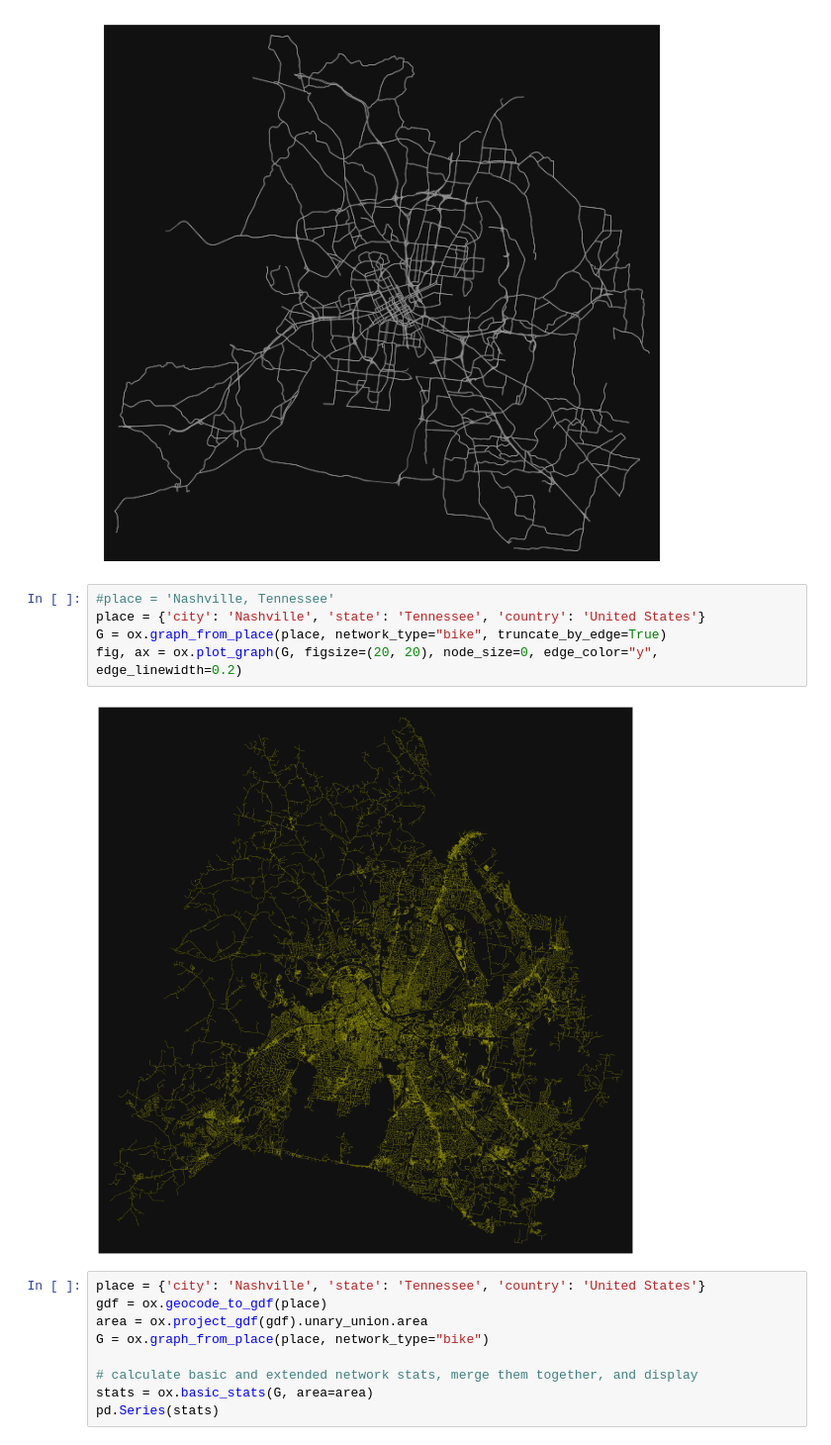
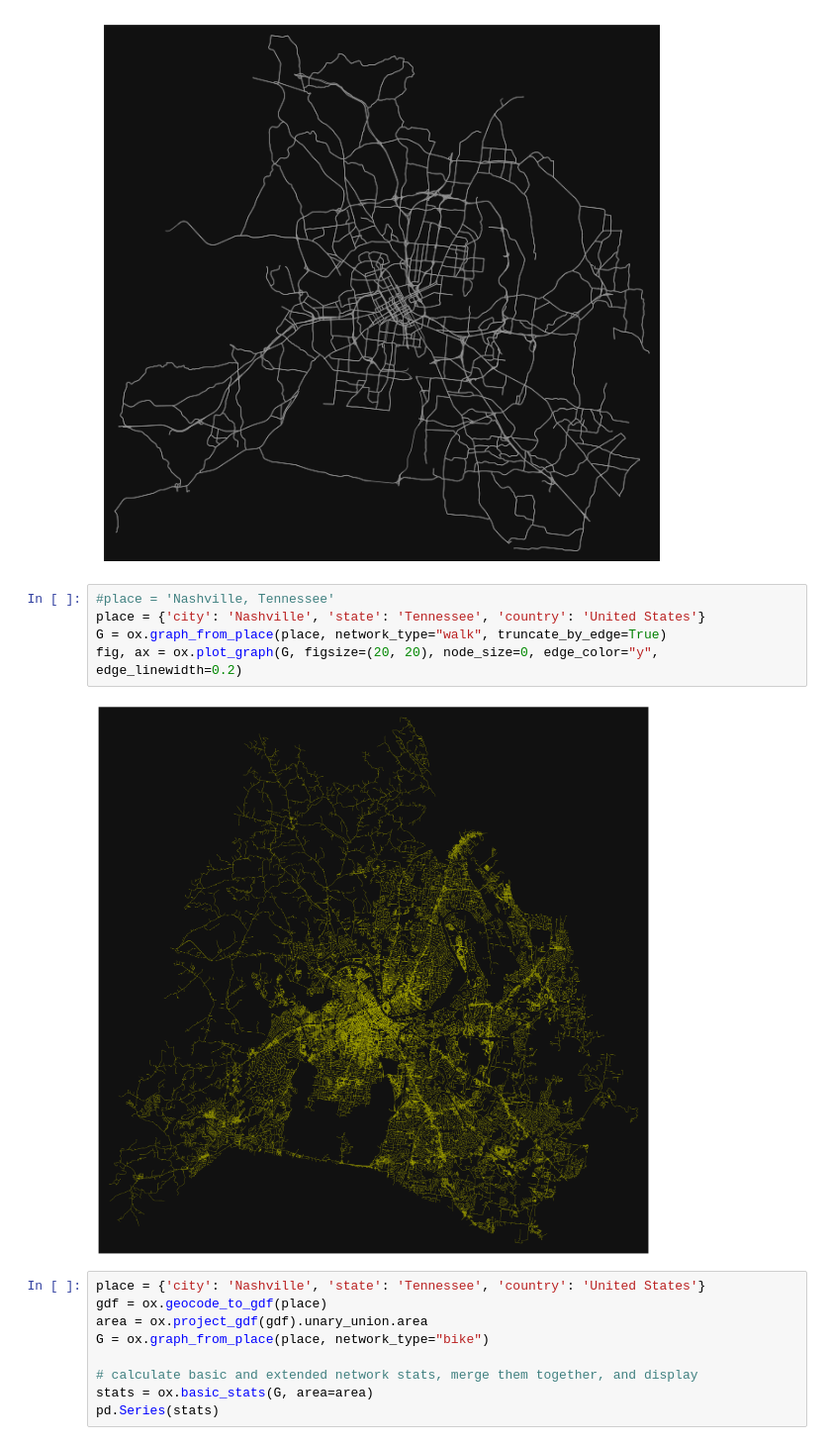
Before and after one commit to Greater-Nashville-Regional-Council/Regional-Planning, a Jupyter notebook: Coordinated Human Services Open Street Maps Analysis/notebooks/Untitled.ipynb, the cells around one changed output. Shown at 99% size. Cells and saved outputs as stored; diff of their text form.

```diff
--- a/Coordinated Human Services Open Street Maps Analysis/notebooks/Untitled.ipynb
+++ b/Coordinated Human Services Open Street Maps Analysis/notebooks/Untitled.ipynb
@@ -28,10 +26,10 @@ fig, ax = ox.plot_graph(highways, node_size=0, edge_linewidth=0.5)
 # %%
 #place = 'Nashville, Tennessee'
 place = {'city': 'Nashville', 'state': 'Tennessee', 'country': 'United States'}
-G = ox.graph_from_place(place, network_type="bike", truncate_by_edge=True)
+G = ox.graph_from_place(place, network_type="walk", truncate_by_edge=True)
 fig, ax = ox.plot_graph(G, figsize=(20, 20), node_size=0, edge_color="y", edge_linewidth=0.2)
 # %% [output]
-[figure, old version]
+[figure, new version]
 # %%
 place = {'city': 'Nashville', 'state': 'Tennessee', 'country': 'United States'}
 gdf = ox.geocode_to_gdf(place)
```
Also changed, not shown: parts of 2 cells of this notebook, 10 other files.
